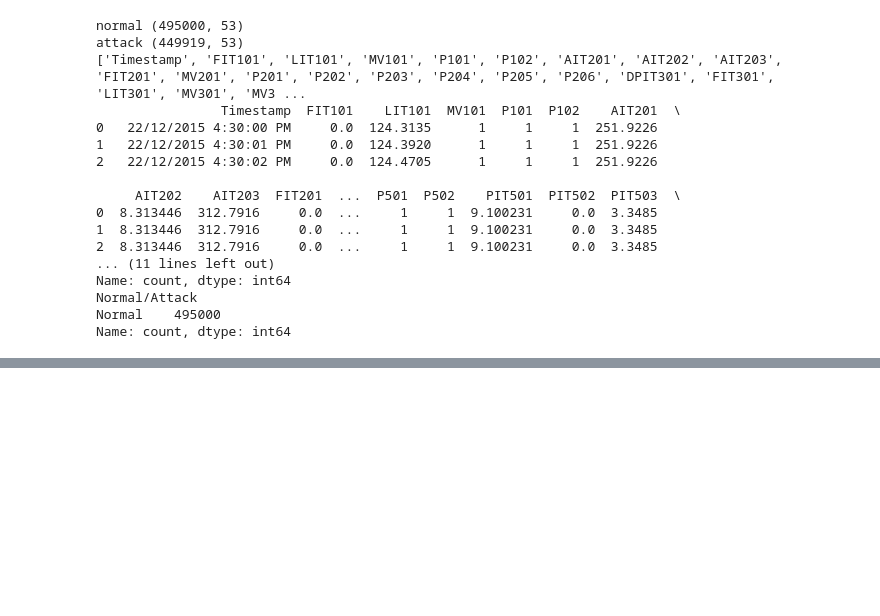
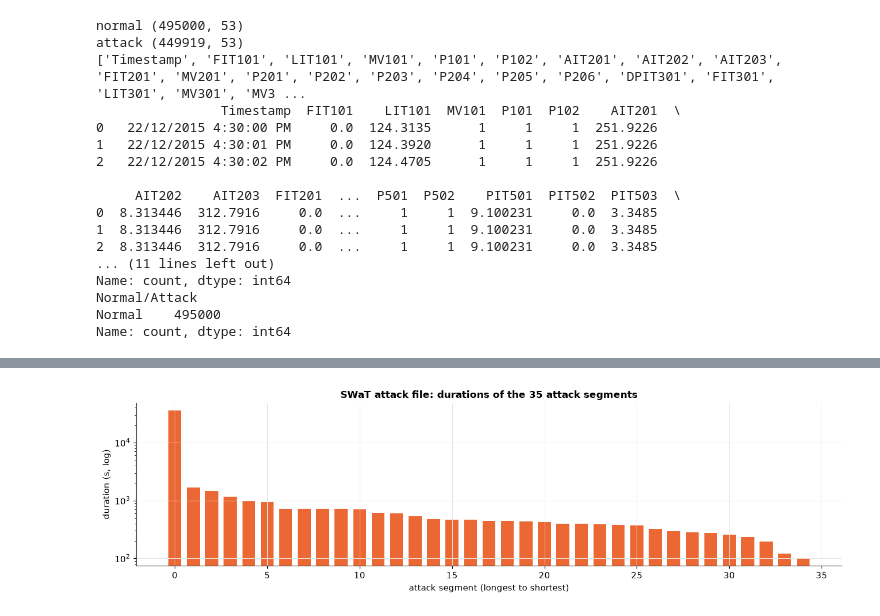
Before and after one commit to sidraalyousef/federated-attack-detection-ICS, a Jupyter notebook: notebooks/01_swat_eda.ipynb, the cells around one changed output, grey strips where cells are left out. Drawn from its saved outputs; the diff is of its cells as text; code cells hidden in the pictures; blank space fills up the shorter version.

```diff
--- a/notebooks/01_swat_eda.ipynb
+++ b/notebooks/01_swat_eda.ipynb
@@ -64,0 +90,14 @@ segs
+# %%
+seg_id = (attack["label"].diff().fillna(0) != 0).cumsum()
+segs = (attack[attack["label"] == 1]
+        .groupby(seg_id)["Timestamp"].agg(start="min", end="max", rows="count"))
+segs["duration_s"] = (segs["end"] - segs["start"]).dt.total_seconds() + 1
+
+segs = segs.sort_values("start").reset_index(drop=True)
+segs["gap_before_s"] = (segs["start"] - segs["end"].shift()).dt.total_seconds() - 1
+
+print(len(segs), "attack segments")
+print(segs["duration_s"].describe())
+print("gaps <= 60 s:", (segs["gap_before_s"] <= 60).sum(),
+      "| gaps <= 600 s:", (segs["gap_before_s"] <= 600).sum())
+segs
@@ -74,0 +154,27 @@ print("Likely actuators (<=5 unique values):", nunique[nunique <= 5].index.tolis
+# %%
+import numpy as np, matplotlib.pyplot as plt, os
+os.makedirs("../reports/figures", exist_ok=True)
+
+BLUE, ORANGE = "#2a78d6", "#eb6834"
+plt.rcParams.update({
+    "figure.dpi": 110, "axes.spines.top": False, "axes.spines.right": False,
+    "axes.grid": True, "grid.color": "#e6e5e1", "grid.linewidth": 0.6,
+    "axes.edgecolor": "#52514e", "axes.titlesize": 11, "axes.titleweight": "bold",
+    "legend.frameon": False,
+})
+
+for df in (normal, attack):
+    df[feature_cols] = df[feature_cols].apply(pd.to_numeric, errors="coerce")
+# %%
+d = segs.sort_values("duration_s", ascending=False).reset_index(drop=True)
+fig, ax = plt.subplots(figsize=(12, 3.5))
+ax.bar(range(len(d)), d["duration_s"], color=ORANGE, width=0.7)
+ax.set_yscale("log")
+ax.set_xlabel("attack segment (longest to shortest)")
+ax.set_ylabel("duration (s, log)")
+ax.set_title(f"SWaT attack file: durations of the {len(d)} attack segments")
+plt.tight_layout()
+plt.savefig("../reports/figures/swat_segment_durations.png", dpi=150)
+plt.show()
+# %% [output]
+[figure, added]
```
Also changed, not shown: parts of 6 cells of this notebook, 4 other files.
